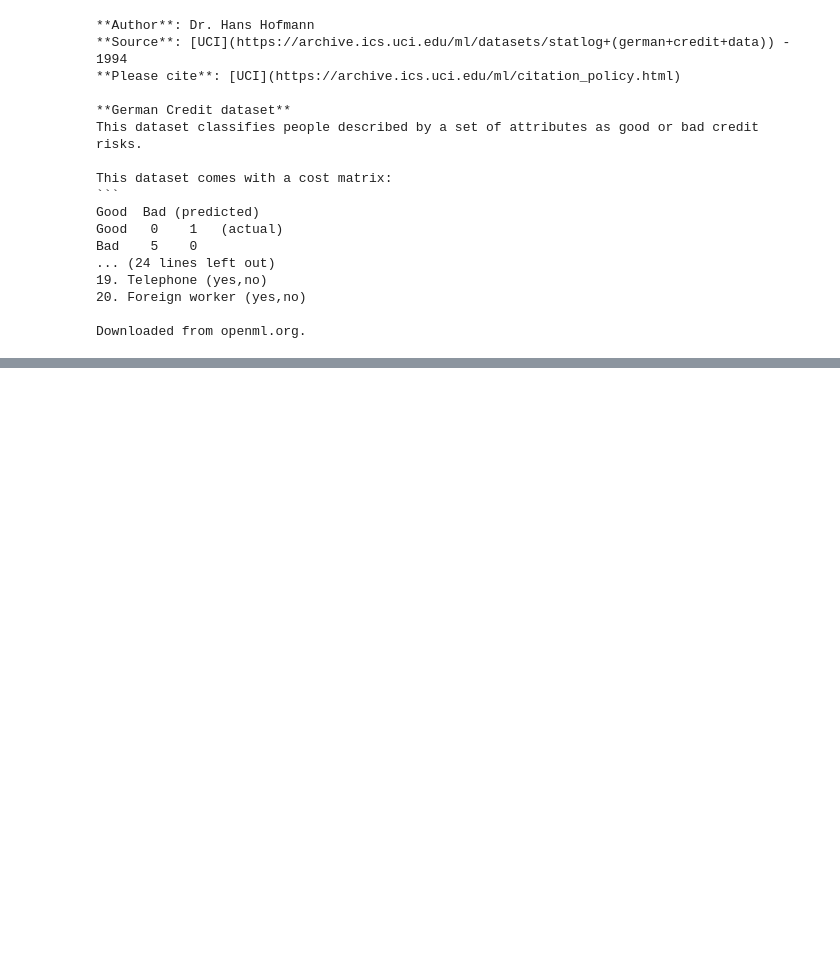
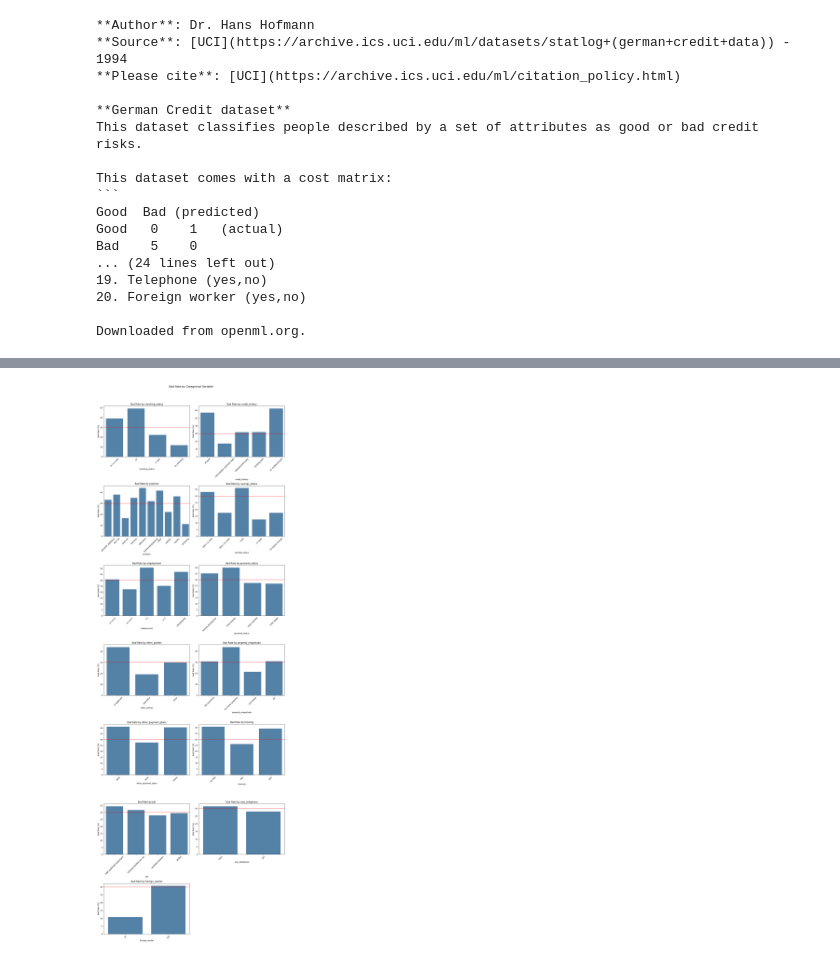
Before and after one commit to joelaanhane/credit-risk-pd, a Jupyter notebook: 01_EDA_and_data_loading.ipynb, the cells around one changed output, grey strips where cells are left out. Drawn from its saved outputs; the diff is of its cells as text; code cells hidden in the pictures; blank space fills up the shorter version.

```diff
--- a/01_EDA_and_data_loading.ipynb
+++ b/01_EDA_and_data_loading.ipynb
@@ -52,0 +197,25 @@ Downloaded from openml.org.
+# %%
+# Bivariate analysis - categorical variables vs target
+fig, axes = plt.subplots(7, 2, figsize=(14, 40))
+axes = axes.flatten()
+
+for i, col in enumerate(categorical_cols_no_target):
+    bad_rate = df.groupby(col)['class'].apply(
+        lambda x: (x == 'bad').sum() / len(x) * 100
+    ).reset_index()
+    bad_rate.columns = [col, 'bad_rate']
+
+    sns.barplot(data=bad_rate, x=col, y='bad_rate', ax=axes[i], color='steelblue')
+    axes[i].set_title(f'Bad Rate by {col}')
+    axes[i].set_ylabel('Bad Rate (%)')
+    axes[i].tick_params(axis='x', rotation=45)
+    axes[i].axhline(y=30, color='red', linestyle='--', label='Overall bad rate')
+
+for j in range(i+1, len(axes)):
+    axes[j].set_visible(False)
+
+plt.suptitle('Bad Rate by Categorical Variable', fontsize=14, y=1.02)
+plt.tight_layout()
+plt.show()
+# %% [output]
+[figure, added]
```
Also changed, not shown: parts of 9 cells of this notebook.
